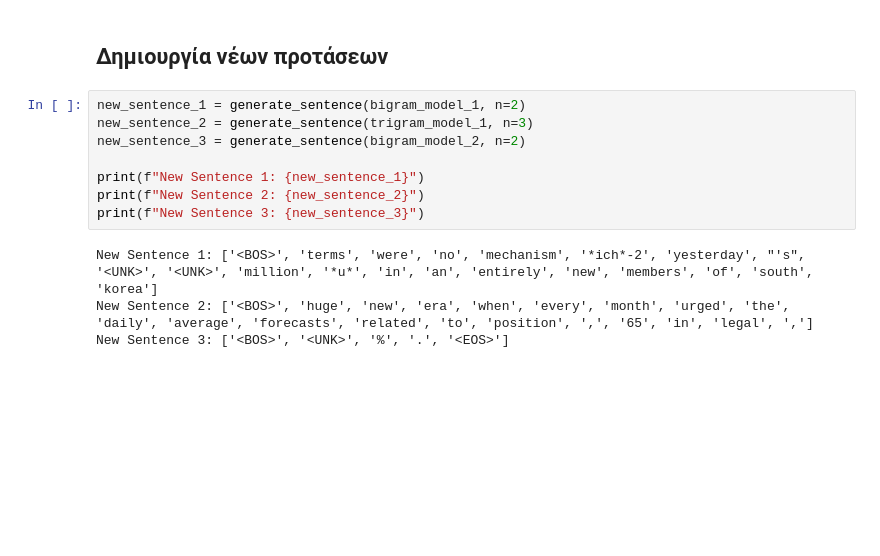
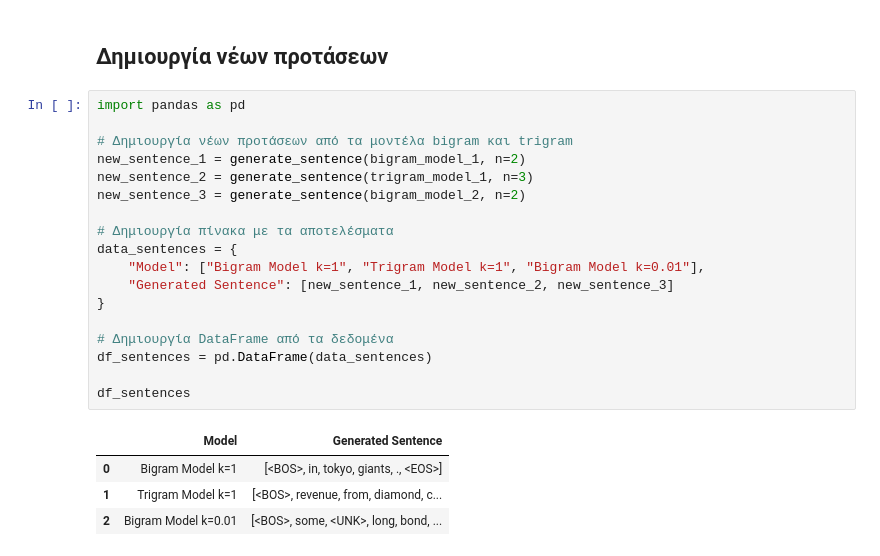
Before and after one commit to agrigoridou/Tokenization-Zipf-s-Law-N-gram-Models, a Jupyter notebook: Β_N_gram_Language_Models_.ipynb, the cells around one changed output. Cells and saved outputs as stored; diff of their text form; blank space fills up the shorter version.

```diff
--- a/Β_N_gram_Language_Models_.ipynb
+++ b/Β_N_gram_Language_Models_.ipynb
@@ -149,15 +177,26 @@ def generate_sentence(model, n=2, max_len=20):
     return sentence
 # %% [markdown]
 ## Δημιουργία νέων προτάσεων
-# %%
-new_sentence_1 = generate_sentence(bigram_model_1, n=2)
-new_sentence_2 = generate_sentence(trigram_model_1, n=3)
-new_sentence_3 = generate_sentence(bigram_model_2, n=2)
-
-print(f"New Sentence 1: {new_sentence_1}")
-print(f"New Sentence 2: {new_sentence_2}")
-print(f"New Sentence 3: {new_sentence_3}")
-# %% [output]
-New Sentence 1: ['<BOS>', 'terms', 'were', 'no', 'mechanism', '*ich*-2', 'yesterday', "'s", '<UNK>', '<UNK>', 'million', '*u*', 'in', 'an', 'entirely', 'new', 'members', 'of', 'south', 'korea']
-New Sentence 2: ['<BOS>', 'huge', 'new', 'era', 'when', 'every', 'month', 'urged', 'the', 'daily', 'average', 'forecasts', 'related', 'to', 'position', ',', '65', 'in', 'legal', ',']
-New Sentence 3: ['<BOS>', '<UNK>', '%', '.', '<EOS>']
+# %%
+import pandas as pd
+
+# Δημιουργία νέων προτάσεων από τα μοντέλα bigram και trigram
+new_sentence_1 = generate_sentence(bigram_model_1, n=2)
+new_sentence_2 = generate_sentence(trigram_model_1, n=3)
+new_sentence_3 = generate_sentence(bigram_model_2, n=2)
+
+# Δημιουργία πίνακα με τα αποτελέσματα
+data_sentences = {
+    "Model": ["Bigram Model k=1", "Trigram Model k=1", "Bigram Model k=0.01"],
+    "Generated Sentence": [new_sentence_1, new_sentence_2, new_sentence_3]
+}
+
+# Δημιουργία DataFrame από τα δεδομένα
+df_sentences = pd.DataFrame(data_sentences)
+
+df_sentences
+# %% [output]
+|  | Model | Generated Sentence |
+| 0 | Bigram Model k=1 | [<BOS>, in, tokyo, giants, ., <EOS>] |
+| 1 | Trigram Model k=1 | [<BOS>, revenue, from, diamond, c... |
+| 2 | Bigram Model k=0.01 | [<BOS>, some, <UNK>, long, bond, ... |
```
Also changed, not shown: parts of 3 cells of this notebook.
